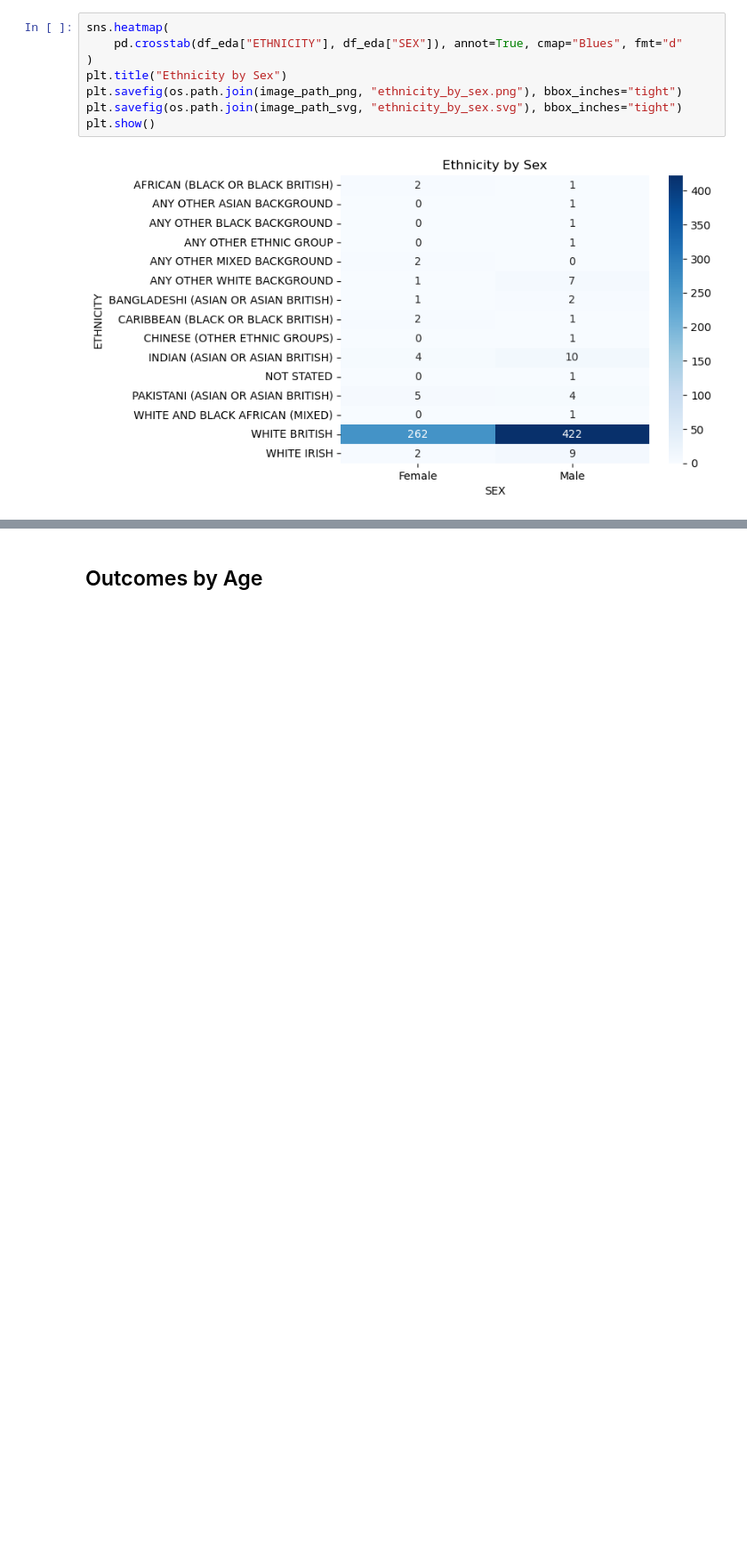
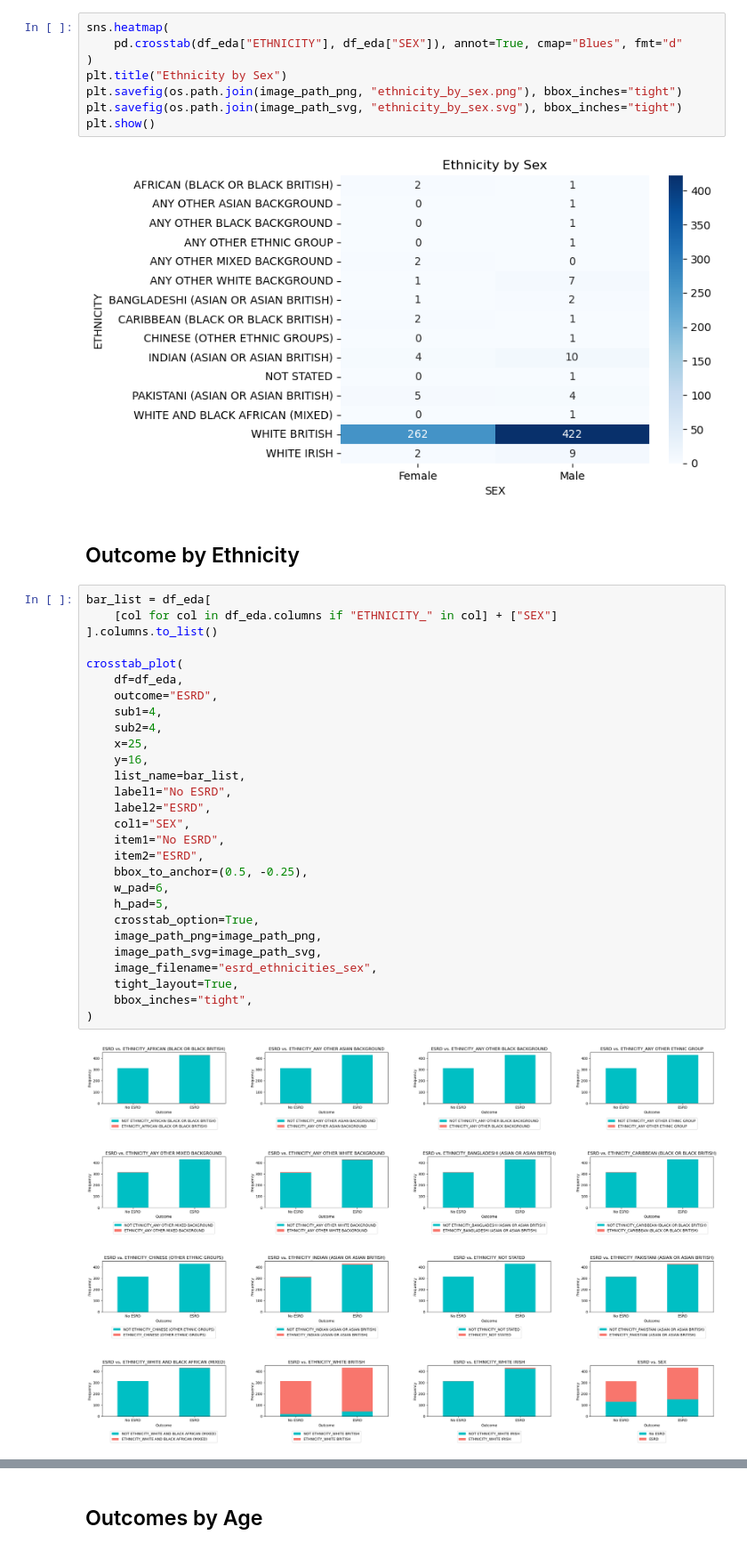
Before and after one commit to lshpaner/bmc_ali_kfre_val, a Jupyter notebook: notebooks/eda.ipynb, the cells around one changed output, grey strips where cells are left out. Shown at 89% size. Cells and saved outputs as stored; diff of their text form; blank space fills up the shorter version.

Commit message:
added outcome by ethnicity & sex plots

```diff
--- a/notebooks/eda.ipynb
+++ b/notebooks/eda.ipynb
@@ -113,3 +113,35 @@ plt.savefig(os.path.join(image_path_svg, "ethnicity_by_sex.svg"), bbox_inches="t
 plt.show()
 # %% [output]
 [figure]
+# %% [markdown]
+## Outcome by Ethnicity
+# %%
+bar_list = df_eda[
+    [col for col in df_eda.columns if "ETHNICITY_" in col] + ["SEX"]
+].columns.to_list()
+
+crosstab_plot(
+    df=df_eda,
+    outcome="ESRD",
+    sub1=4,
+    sub2=4,
+    x=25,
+    y=16,
+    list_name=bar_list,
+    label1="No ESRD",
+    label2="ESRD",
+    col1="SEX",
+    item1="No ESRD",
+    item2="ESRD",
+    bbox_to_anchor=(0.5, -0.25),
+    w_pad=6,
+    h_pad=5,
+    crosstab_option=True,
+    image_path_png=image_path_png,
+    image_path_svg=image_path_svg,
+    image_filename="esrd_ethnicities_sex",
+    tight_layout=True,
+    bbox_inches="tight",
+)
+# %% [output]
+[figure, added]
```
Also changed, not shown: parts of 2 cells of this notebook, 15 other files.
